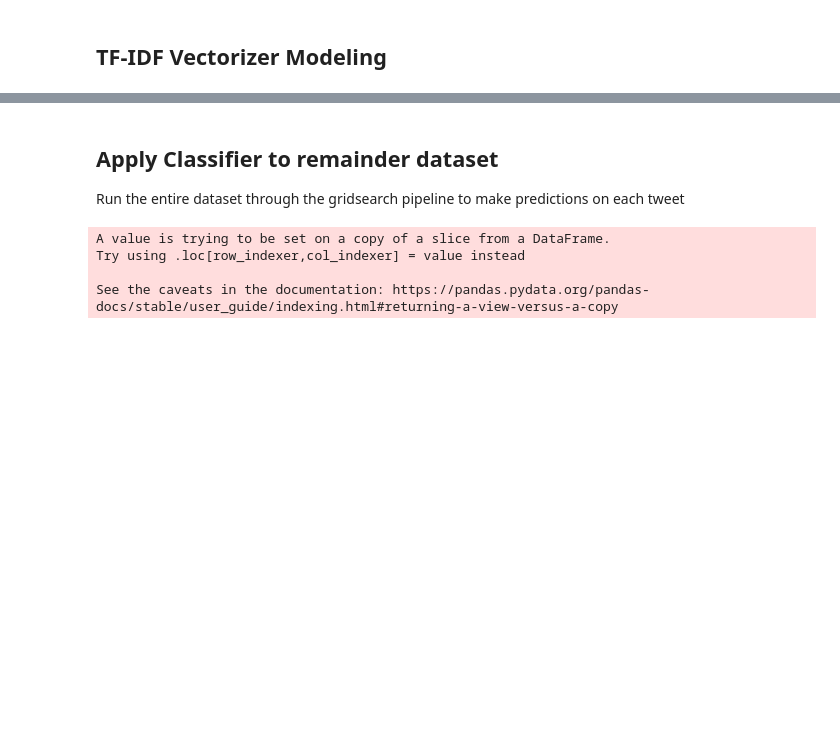
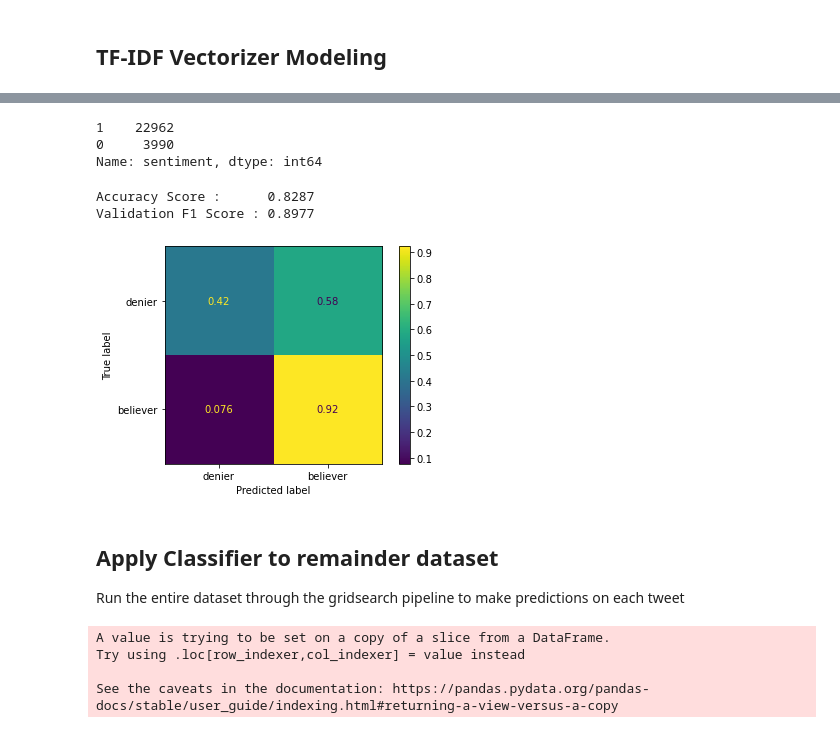
Before and after one commit to JoeBrowz/climate-prop, a Jupyter notebook: liberal_agenda.ipynb, the cells around one changed output, grey strips where cells are left out. Saved outputs shown, nothing was run; the diff lists cells and outputs as text; code cells hidden in the pictures; blank space fills up the shorter version.

```diff
--- a/liberal_agenda.ipynb
+++ b/liberal_agenda.ipynb
@@ -309,0 +534,7 @@ Validation F1 Score : 0.8977
+# %%
+# check for errors
+val_df['sentiment'].value_counts()
+# %% [output]
+1    22962
+0     3990
+Name: sentiment, dtype: int64
@@ -309,0 +554,3 @@ Validation F1 Score : 0.8977
+# %%
+# clean tweets
+val_processed_text = val_df_sub['message'].apply(lambda x: clean_and_lem(x))
@@ -310,3 +561,12 @@ Validation F1 Score : 0.8977
+# %%
+print(f"Accuracy Score :      {round(accuracy_score(y, val_predict), 4)}")
+print(f"Validation F1 Score : {round(f1_score(y, val_predict), 4)}")
+
+ConfusionMatrixDisplay(confusion_matrix(y, val_predict, normalize='true'), display_labels=['denier', 'believer']).plot();
+# %% [output]
+Accuracy Score :      0.8287
+Validation F1 Score : 0.8977
+[figure, added]
 # %% [markdown]
 ## Apply Classifier to remainder dataset
 
```
Also changed, not shown: parts of 79 cells of this notebook, 3 other files.
